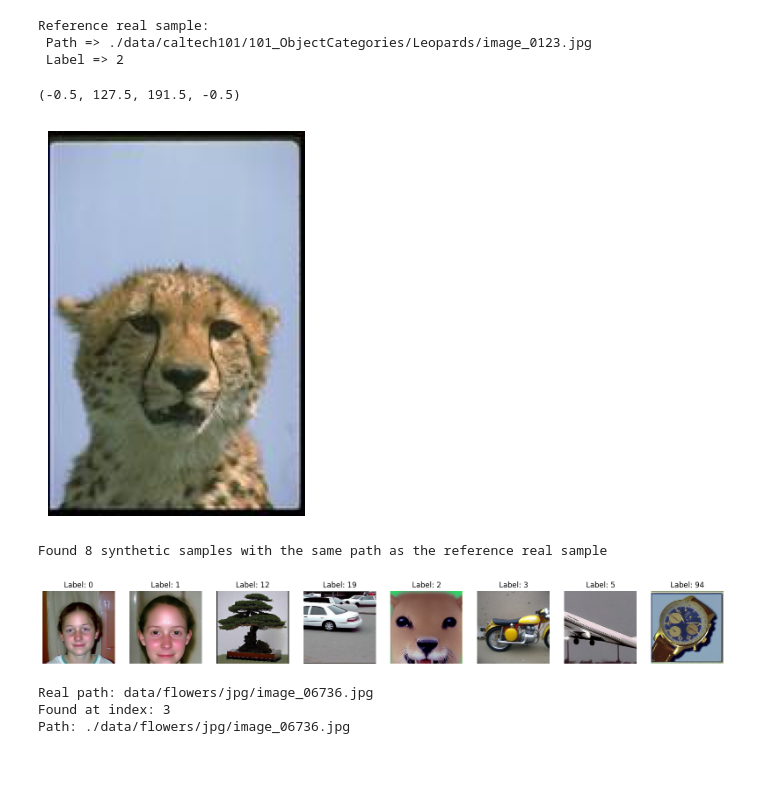
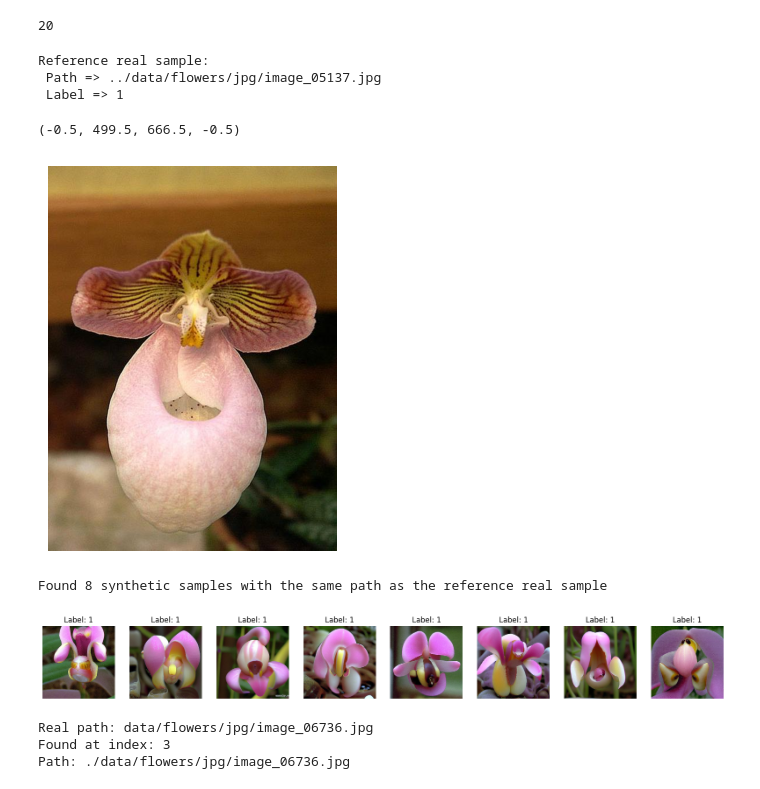
Before and after one commit to TSTB-dev/Adversarial-Perception-aware-Perturbation, a Jupyter notebook: notebooks/dataset_vis.ipynb, the cells around one changed output. Saved outputs shown, nothing was run; the diff lists cells and outputs as text; code cells hidden in the pictures.

```diff
--- a/notebooks/dataset_vis.ipynb
+++ b/notebooks/dataset_vis.ipynb
@@ -26,6 +26,6 @@ dataset = Caltech101DatasetLMDB("/home/haselab/projects/sakai/Adversarial-Percep
 # %%
-# real_dataset = StanfordCarsDataset("./data/")
-# real_dataset = Flowers102Dataset("./data/", None, False)
-real_dataset = Caltech101Dataset("./data/", None, False)
-# real_dataset = PetsDataset("./data/", None, False)
+# real_dataset = StanfordCarsDataset("../data/", download=True)
+real_dataset = Flowers102Dataset("../data/", None, True)
+# real_dataset = Caltech101Dataset("../data", None, False)
+# real_dataset = PetsDataset("./data/", None, True)
 # %% [output]
@@ -35,47 +37,67 @@ from tqdm import tqdm
 real_path_list = []
 for i in tqdm(range(len(real_dataset))):
     real_path_list.append(real_dataset[i]["path"])
+# %%
+class_id = 1
+matched_samples = []
+for i in range(len(real_dataset)):
+    if real_dataset[i]["label"] == class_id:
+        matched_samples.append(i)
+print(len(matched_samples))
+# %% [output]
+20
 # %%
-sample_idx = 700
+sample_idx = matched_samples[1]
 real_sample = real_dataset[sample_idx]
 real_img = real_sample["image"]
 real_label = real_sample["label"]
 real_path = real_sample["path"]
 
 print(f"Reference real sample: \n Path => {real_path} \n Label => {real_label}")
 # show w/o grid
 fig, ax = plt.subplots(1, 1, figsize=(5, 5))
 ax.imshow(real_img)
 ax.axis("off")
 # %% [output]
 Reference real sample:
- Path => ./data/caltech101/101_ObjectCategories/Leopards/image_0123.jpg
- Label => 2
+ Path => ../data/flowers/jpg/image_05137.jpg
+ Label => 1
-(-0.5, 127.5, 191.5, -0.5)
+(-0.5, 499.5, 666.5, -0.5)
-[figure, old version]
+[figure, new version]
 # %%
 # Retrieve the corresponding synthetic sample
 samples = []
 for i in tqdm(range(len(dataset))):
     syn_sample = dataset[i]
     syn_path = syn_sample["path"]
-    syn_basename = syn_path.split("/")[-1]
+    syn_basename = "/".join(syn_path.split("/")[-2:])
 
-    real_basename = real_path.split("/")[-1]
+    real_basename = "/".join(real_path.split("/")[-2:])
     if syn_basename == real_basename:
         samples.append(syn_sample)
 
 print(f"Found {len(samples)} synthetic samples with the same path as the reference real sample")
 
 # Show the synthetic samples
-fig, ax = plt.subplots(1, len(samples), figsize=(20, 5))
-for i, sample in enumerate(samples):
-    ax[i].imshow(sample["image"])
-    ax[i].axis("off")
-    ax[i].set_title(f"Label: {sample['label']}")
+if len(samples) > 1:
+    fig, ax = plt.subplots(1, len(samples), figsize=(20, 5))
+    for i, sample in enumerate(samples):
+        ax[i].imshow(sample["image"])
+        ax[i].axis("off")
+        ax[i].set_title(f"Label: {sample['label']}")
+elif len(samples) == 1:
+    fig, ax = plt.subplots(1, 2, figsize=(10, 5))
+    ax[0].imshow(real_img)
+    ax[0].axis("off")
+    ax[0].set_title(f"Real sample\nLabel: {real_label}")
+    ax[1].imshow(samples[0]["image"])
+    ax[1].axis("off")
+    ax[1].set_title(f"Synthetic sample\nLabel: {samples[0]['label']}")
+else:
+    raise ValueError("Invalid number of samples found")
 # %% [output]
 Found 8 synthetic samples with the same path as the reference real sample
-[figure, old version]
+[figure, new version]
 # %%
 import numpy as np
 sample_idx = 0
```
Also changed, not shown: parts of 6 cells of this notebook, 15 other files.
